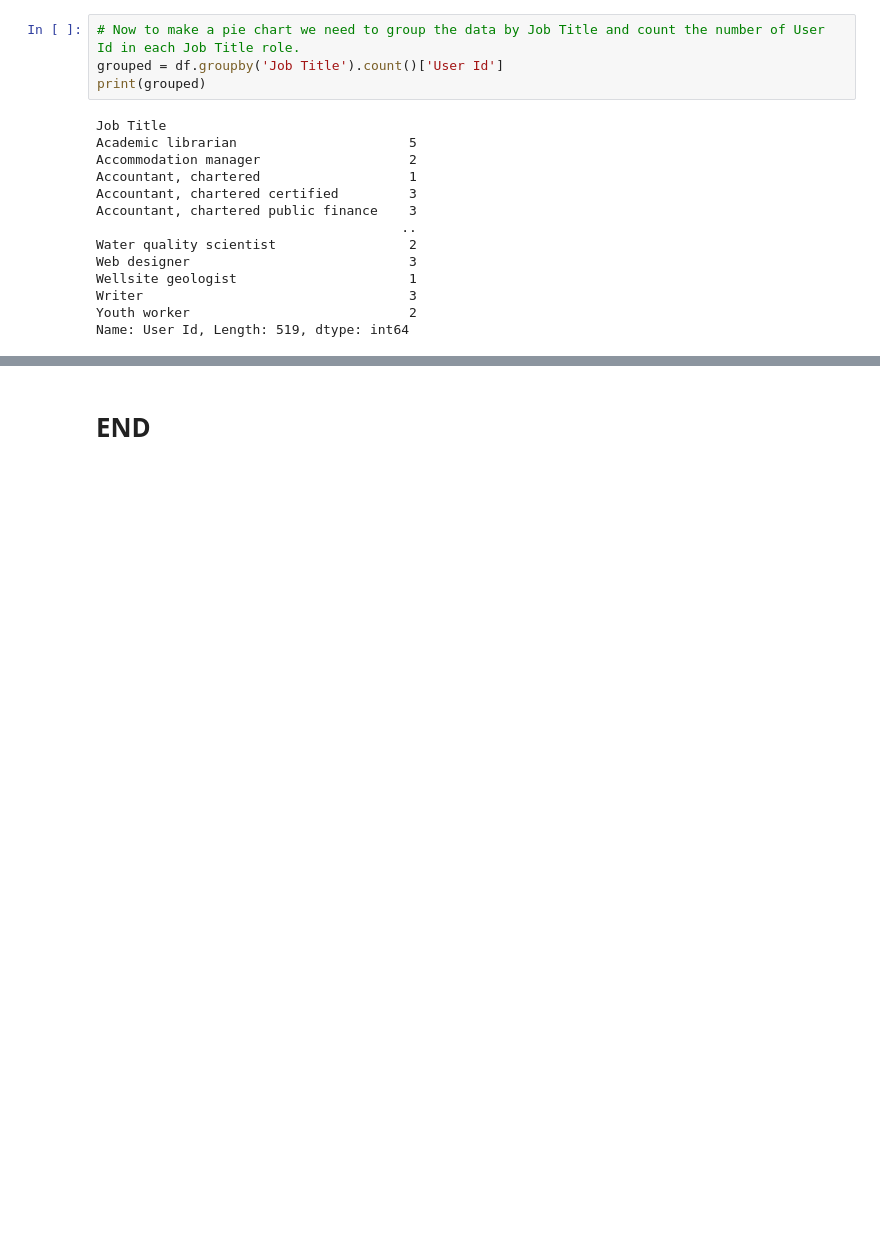
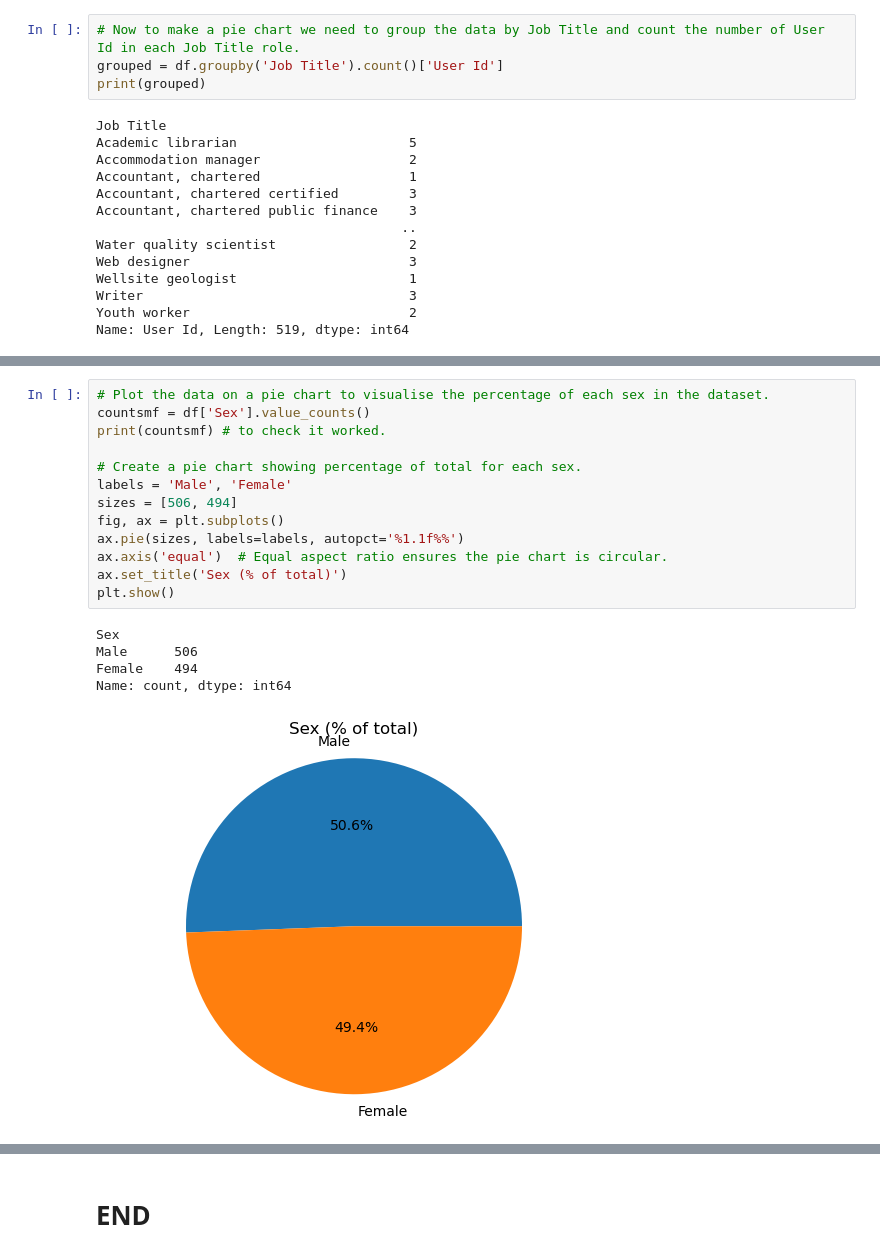
Before and after one commit to KaiiMenai/programming-for-data-analytics, a Jupyter notebook: pfda-assignments/assignment03-pie.ipynb, the cells around one changed output, grey strips where cells are left out. Drawn from its saved outputs; the diff is of its cells as text; blank space fills up the shorter version.

```diff
--- a/pfda-assignments/assignment03-pie.ipynb
+++ b/pfda-assignments/assignment03-pie.ipynb
@@ -117,0 +135,19 @@ plt.show()
+# %%
+# Plot the data on a pie chart to visualise the percentage of each sex in the dataset.
+countsmf = df['Sex'].value_counts()
+print(countsmf) # to check it worked.
+
+# Create a pie chart showing percentage of total for each sex.
+labels = 'Male', 'Female'
+sizes = [506, 494]
+fig, ax = plt.subplots()
+ax.pie(sizes, labels=labels, autopct='%1.1f%%')
+ax.axis('equal')  # Equal aspect ratio ensures the pie chart is circular.
+ax.set_title('Sex (% of total)')
+plt.show()
+# %% [output]
+Sex
+Male      506
+Female    494
+Name: count, dtype: int64
+[figure, added]
```
Also changed, not shown: parts of 3 cells of this notebook.
